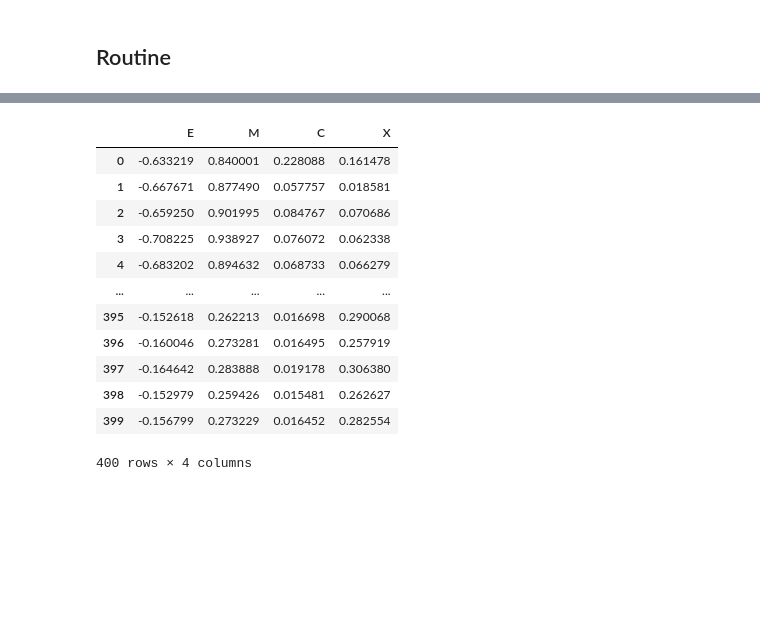
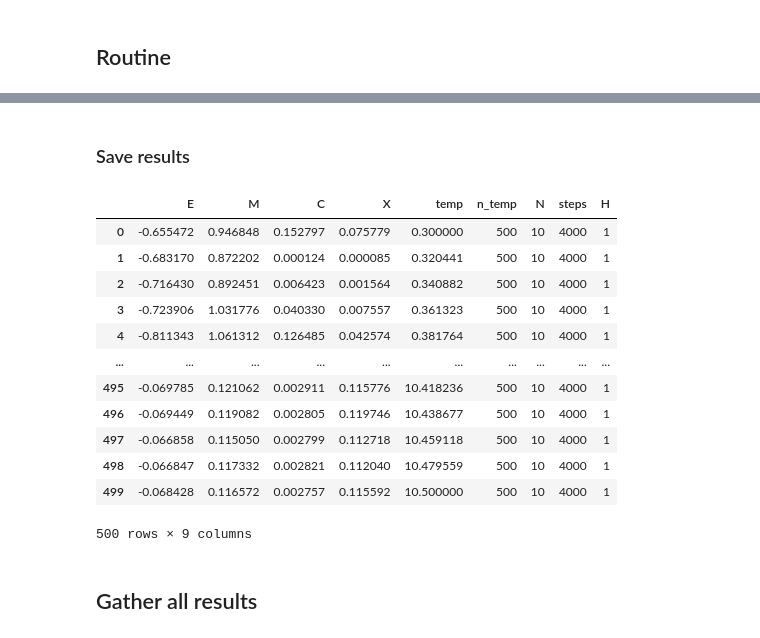
Before and after one commit to nikosavola/HeisenbergMetropolis-StatMech, a Jupyter notebook: analysis.ipynb, the cells around one changed output, grey strips where cells are left out. Saved outputs shown, nothing was run; the diff lists cells and outputs as text; code cells hidden in the pictures; blank space fills up the shorter version.

```diff
--- a/analysis.ipynb
+++ b/analysis.ipynb
@@ -99,18 +103,32 @@ wall time: 91.3865966796875 s
-# %%
-# gather results in a table just in case
-df = pd.DataFrame(results, columns=['E', 'M', 'C', 'X'])
-display(df)
-# %% [output]
-|  | E | M | C | X |
-| 0 | -0.633219 | 0.840001 | 0.228088 | 0.161478 |
-| 1 | -0.667671 | 0.877490 | 0.057757 | 0.018581 |
-| 2 | -0.659250 | 0.901995 | 0.084767 | 0.070686 |
-| 3 | -0.708225 | 0.938927 | 0.076072 | 0.062338 |
-| 4 | -0.683202 | 0.894632 | 0.068733 | 0.066279 |
-| ... | ... | ... | ... | ... |
-| 395 | -0.152618 | 0.262213 | 0.016698 | 0.290068 |
-| 396 | -0.160046 | 0.273281 | 0.016495 | 0.257919 |
-| 397 | -0.164642 | 0.283888 | 0.019178 | 0.306380 |
-| 398 | -0.152979 | 0.259426 | 0.015481 | 0.262627 |
-| 399 | -0.156799 | 0.273229 | 0.016452 | 0.282554 |
-400 rows × 4 columns
+# %% [markdown]
+### Save results
+# %%
+# mkdir in case
+if not os.path.exists(data_path):
+    os.makedirs(data_path)
+
+# gather results in a table just in case
+df = pd.DataFrame(results, columns=['E', 'M', 'C', 'X'])
+df['temp'] = temp
+for name, var in zip(['n_temp', 'N', 'steps', 'H'], [n_temp, N, steps, H]):
+    df[name] = var
+
+# save the table
+df.to_csv(f'{data_path}/data_{n_temp}_{N}_{steps}_{H}.csv', sep=',', header=True, index=False)
+display(df)
+# %% [output]
+|  | E | M | C | X | temp | n_temp | N | steps | H |
+| 0 | -0.655472 | 0.946848 | 0.152797 | 0.075779 | 0.300000 | 500 | 10 | 4000 | 1 |
+| 1 | -0.683170 | 0.872202 | 0.000124 | 0.000085 | 0.320441 | 500 | 10 | 4000 | 1 |
+| 2 | -0.716430 | 0.892451 | 0.006423 | 0.001564 | 0.340882 | 500 | 10 | 4000 | 1 |
+| 3 | -0.723906 | 1.031776 | 0.040330 | 0.007557 | 0.361323 | 500 | 10 | 4000 | 1 |
+| 4 | -0.811343 | 1.061312 | 0.126485 | 0.042574 | 0.381764 | 500 | 10 | 4000 | 1 |
+| ... | ... | ... | ... | ... | ... | ... | ... | ... | ... |
+| 495 | -0.069785 | 0.121062 | 0.002911 | 0.115776 | 10.418236 | 500 | 10 | 4000 | 1 |
+| 496 | -0.069449 | 0.119082 | 0.002805 | 0.119746 | 10.438677 | 500 | 10 | 4000 | 1 |
+| 497 | -0.066858 | 0.115050 | 0.002799 | 0.112718 | 10.459118 | 500 | 10 | 4000 | 1 |
+| 498 | -0.066847 | 0.117332 | 0.002821 | 0.112040 | 10.479559 | 500 | 10 | 4000 | 1 |
+| 499 | -0.068428 | 0.116572 | 0.002757 | 0.115592 | 10.500000 | 500 | 10 | 4000 | 1 |
+500 rows × 9 columns
+# %% [markdown]
+## Gather all results
```
Also changed, not shown: parts of 11 cells of this notebook, 1 other file.
